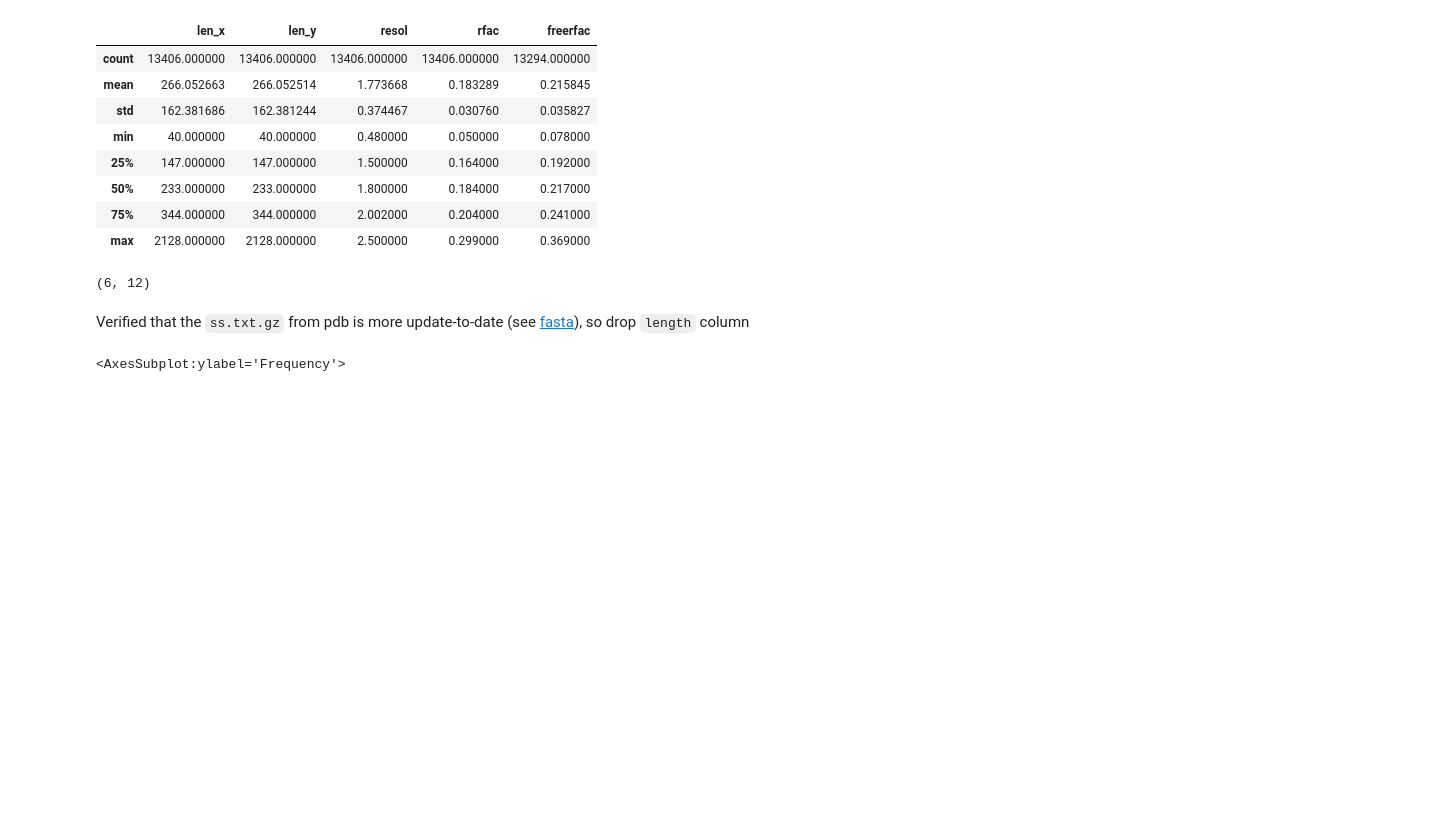
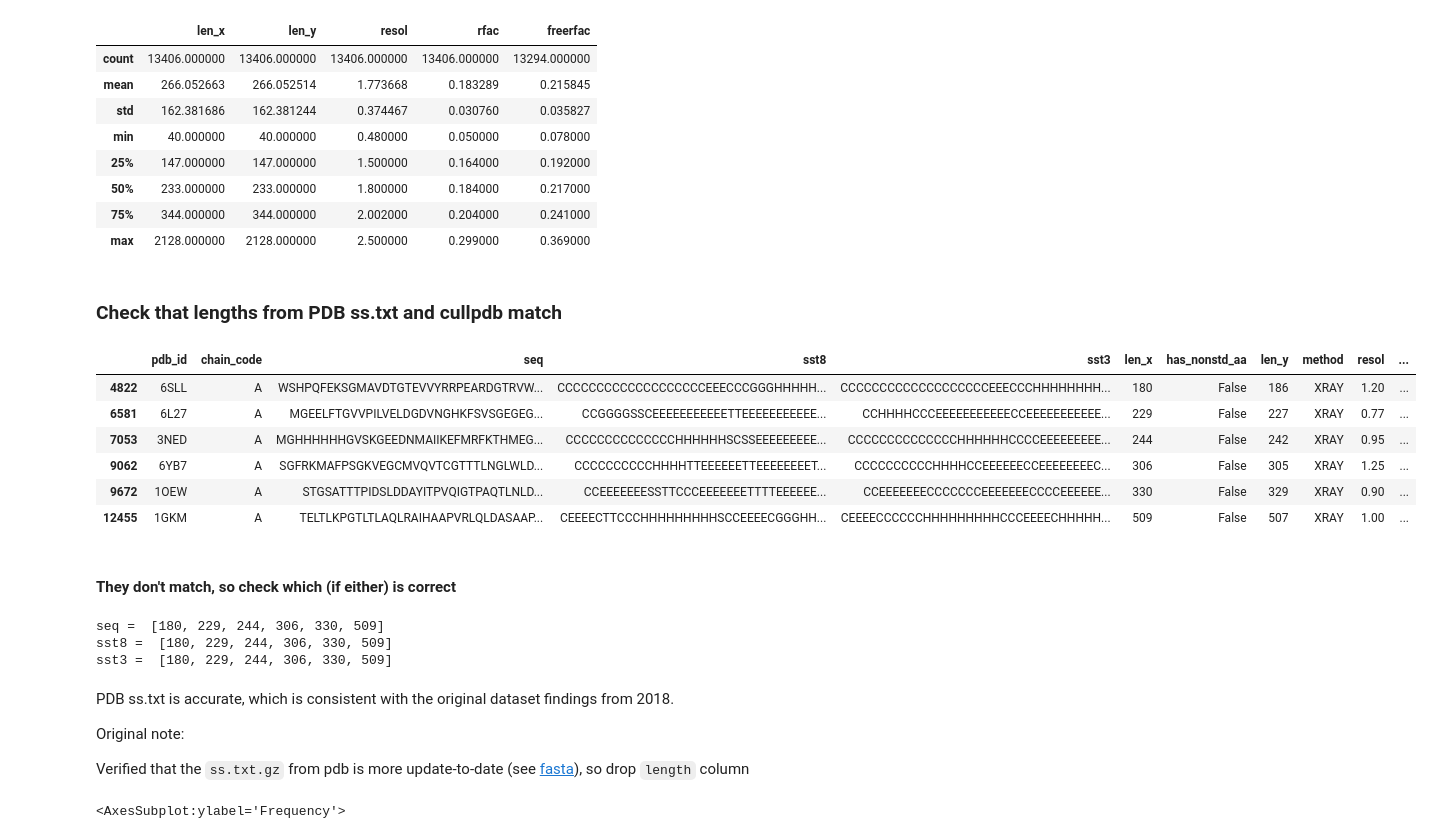
Before and after one commit to KirkDCO/pdb-secondary-structure-2022, a Jupyter notebook: Intersect-PDB-and-PISCES.ipynb, the cells around one changed output. Drawn from its saved outputs; the diff is of its cells as text; code cells hidden in the pictures; blank space fills up the shorter version.

```diff
--- a/Intersect-PDB-and-PISCES.ipynb
+++ b/Intersect-PDB-and-PISCES.ipynb
@@ -110,11 +116,35 @@ bdf.describe()
 | 50% | 233.000000 | 233.000000 | 1.800000 | 0.184000 | 0.217000 |
 | 75% | 344.000000 | 344.000000 | 2.002000 | 0.204000 | 0.241000 |
 | max | 2128.000000 | 2128.000000 | 2.500000 | 0.299000 | 0.369000 |
+# %% [markdown]
+### Check that lengths from PDB ss.txt and cullpdb match
 # %%
-bdf.query('len_x != len_y').shape
+bdf.query('len_x != len_y')
 # %% [output]
-(6, 12)
+|  | pdb_id | chain_code | seq | sst8 | sst3 | len_x | has_nonstd_aa | len_y | method | resol | ... |
+| 4822 | 6SLL | A | WSHPQFEKSGMAVDTGTEVVYRRPEARDGTRVW... | CCCCCCCCCCCCCCCCCCCEEECCCGGGHHHHH... | CCCCCCCCCCCCCCCCCCCEEECCCHHHHHHHH... | 180 | False | 186 | XRAY | 1.20 | ... |
+| 6581 | 6L27 | A | MGEELFTGVVPILVELDGDVNGHKFSVSGEGEG... | CCGGGGSSCEEEEEEEEEEETTEEEEEEEEEEE... | CCHHHHCCCEEEEEEEEEEECCEEEEEEEEEEE... | 229 | False | 227 | XRAY | 0.77 | ... |
+| 7053 | 3NED | A | MGHHHHHHGVSKGEEDNMAIIKEFMRFKTHMEG... | CCCCCCCCCCCCCCHHHHHHSCSSEEEEEEEEE... | CCCCCCCCCCCCCCHHHHHHCCCCEEEEEEEEE... | 244 | False | 242 | XRAY | 0.95 | ... |
+| 9062 | 6YB7 | A | SGFRKMAFPSGKVEGCMVQVTCGTTTLNGLWLD... | CCCCCCCCCCHHHHTTEEEEEETTEEEEEEEET... | CCCCCCCCCCHHHHCCEEEEEECCEEEEEEEEC... | 306 | False | 305 | XRAY | 1.25 | ... |
+| 9672 | 1OEW | A | STGSATTTPIDSLDDAYITPVQIGTPAQTLNLD... | CCEEEEEEESSTTCCCEEEEEEETTTTEEEEEE... | CCEEEEEEECCCCCCCEEEEEEECCCCEEEEEE... | 330 | False | 329 | XRAY | 0.90 | ... |
+| 12455 | 1GKM | A | TELTLKPGTLTLAQLRAIHAAPVRLQLDASAAP... | CEEEECTTCCCHHHHHHHHHSCCEEEECGGGHH... | CEEEECCCCCCHHHHHHHHHCCCEEEECHHHHH... | 509 | False | 507 | XRAY | 1.00 | ... |
+# %% [markdown]
+#### They don't match, so check which (if either) is correct
+# %%
+q = bdf.query('len_x != len_y')
+
+print("seq = ", [len(s) for s in q.seq])
+print("sst8 = ", [len(s) for s in q.sst8])
+print('sst3 = ', [len(s) for s in q.sst3])
+# %% [output]
+seq =  [180, 229, 244, 306, 330, 509]
+sst8 =  [180, 229, 244, 306, 330, 509]
+sst3 =  [180, 229, 244, 306, 330, 509]
 # %% [markdown]
+PDB ss.txt is accurate, which is consistent with the original dataset findings from 2018.
+
+Original note:
+
 Verified that the `ss.txt.gz` from pdb is more update-to-date (see [fasta](https://www.rcsb.org/pdb/download/viewFastaFiles.do?structureIdList=5LTR&compressionType=uncompressed)), so drop `length` column
 # %%
 bdf.len_x.plot.hist(bins=20)
```
Also changed, not shown: parts of 11 cells of this notebook, 2 other files.
